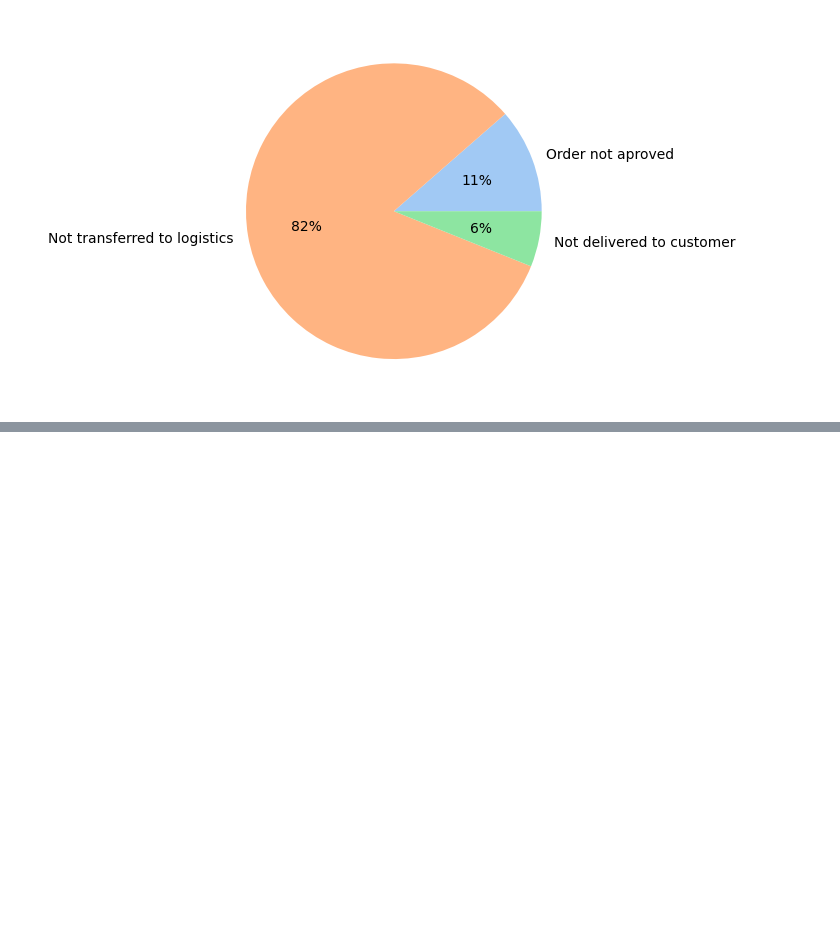
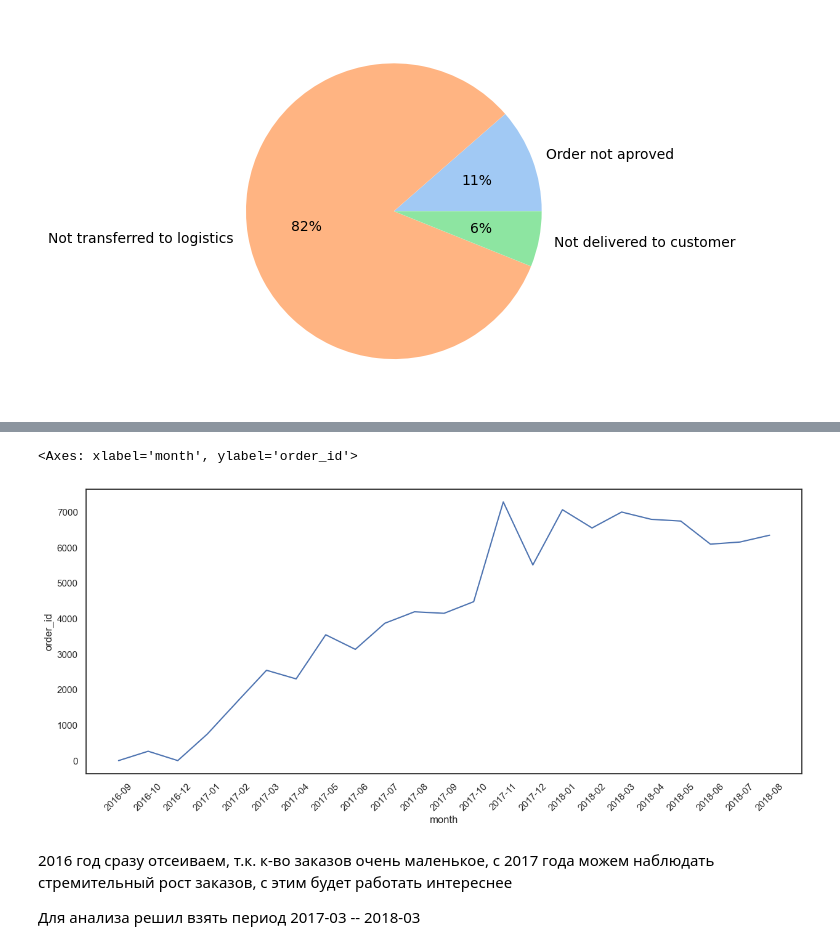
Before and after one commit to Alexandr-Semyagin/e-commerce_project, a Jupyter notebook: E-commerce project.ipynb, the cells around one changed output, grey strips where cells are left out. Cells and saved outputs as stored; diff of their text form; code cells hidden in the pictures; blank space fills up the shorter version.

```diff
--- a/E-commerce project.ipynb
+++ b/E-commerce project.ipynb
@@ -323,0 +377,6 @@ plt.show
+# %%
+# Добавим все нужные для выполнения этого задания колонки: order_date - дата заказа, month - месяц для группировки,
+# num_of_days_in_month - к-во дней в каждом месяце для расчета к-ва недель
+orders_by_customers_df['order_date'] = pd.to_datetime(orders_by_customers_df.order_purchase_timestamp)
+orders_by_customers_df['month'] = orders_by_customers_df.order_date.dt.strftime('%Y-%m')
+orders_by_customers_df['num_of_days_in_month'] = orders_by_customers_df.order_date.dt.daysinmonth
@@ -323,0 +572,3 @@ plt.show
+# %%
+# В этом задании нам понадобятся все таблицы, поэтому начнем с их объединения
+df_total = orders_by_customers_df.merge(items_df, how='left', on='order_id').query('order_status == "delivered"')
@@ -323,0 +581,13 @@ plt.show
+# %%
+# Посмотрим на распределение заказов
+example = df_total.groupby('month', as_index=False).agg({'order_id': 'nunique'})
+plt.figure(figsize=(15,6))
+plt.xticks(rotation=45)
+sns.lineplot(data=example, x='month', y='order_id')
+# %% [output]
+<Axes: xlabel='month', ylabel='order_id'>
+[figure, added]
+# %% [markdown]
+2016 год сразу отсеиваем, т.к. к-во заказов очень маленькое, с 2017 года можем наблюдать стремительный рост заказов, с этим будет работать интереснее
+
+Для анализа решил взять период 2017-03 -- 2018-03
```
Also changed, not shown: parts of 71 cells of this notebook.
